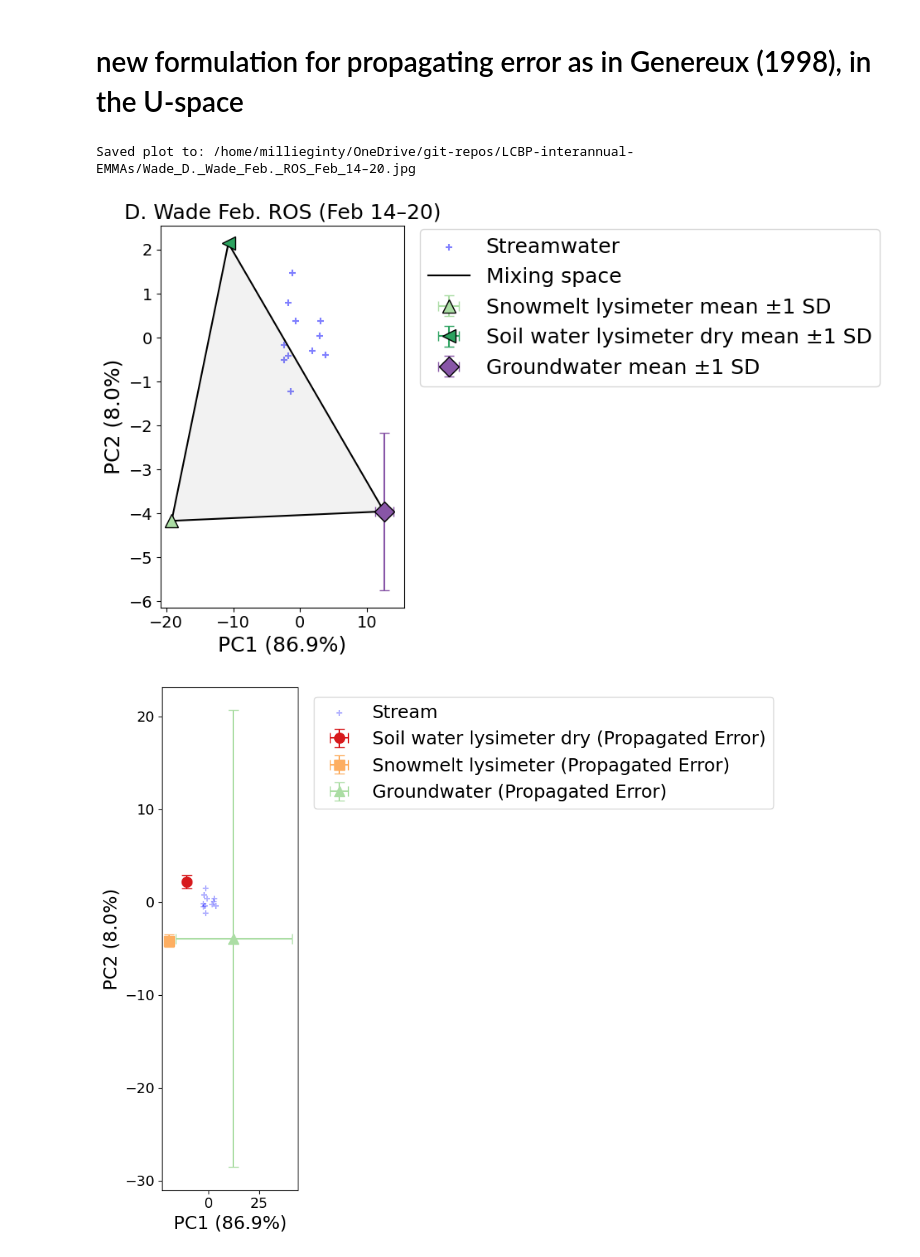
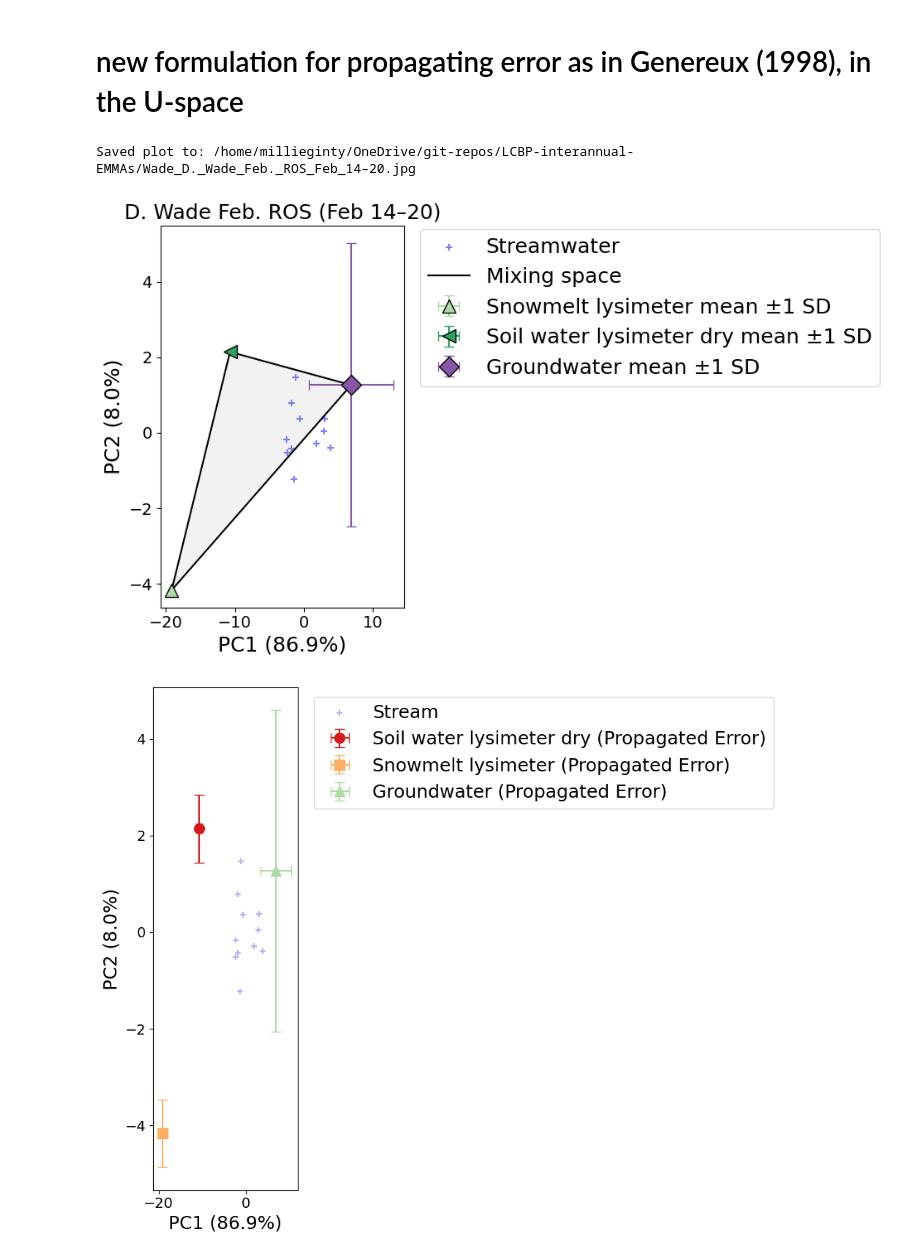
Before and after one commit to MeganEDuffy/LCBP-interannual-EMMAs, a Jupyter notebook: Notebooks/RI23_Wade_PCAwError.ipynb, the cells around one changed output. Cells and saved outputs as stored; diff of their text form; code cells hidden in the pictures.

```diff
--- a/Notebooks/RI23_Wade_PCAwError.ipynb
+++ b/Notebooks/RI23_Wade_PCAwError.ipynb
@@ -30,36 +30,52 @@ analytical_precision_ri23 = {
 ####################
 
 # Event A
 # Wade February ROS event
 # Endmembers:
     # RI23-5018 Groundwater Bear Pond 03/10/23
     # RI23-5006 Groundwater High Pond 03/01/23 (could be 03/10/23, doesn't really matter)
     # RI23-5000 Soil water lysimeter dry 02/15/23
     # RI23-5005 Snowmelt lysimeter 2/15
-    # RI23-1032 Baseflow (pre-event 2/17, really post event..)
+    # RI23-1034 Pre-event baseflow, labeled as GW in Wade index
+
+    # Adding in RI22 and RI25 groundwater samples to try and reduce uncertainty
+        # RIRI22-0860 Bear Pond GW
+        # RI22-0859 High Pond GW
+        # RI25-1111 Baseflow
+        # RI25-1126 Baseflow
+        # RI25-1183 Baseflow
+        # RI25-1201 Baseflow
+        # RI25-1290 Basedlow
+
 
 ep.plot_event_pca_with_avgEM(
     data=df,
     site="Wade",
     start_date="2023-02-14",
     end_date="2023-02-20",
-    endmember_ids=["RI23-5018", "RI23-5006", "RI23-5000", "RI23-5005"],  # Removed RI23-1032 for now
+    endmember_ids=["RI23-5018", "RI23-5006", "RI23-5000", "RI23-5005",
+                  "RI22-0860", "RI22-0859",
+                  "RI23-1034",
+                  "RI25-1111", "RI25-1126", "RI25-1183", "RI25-1201", "RI25-1290"],
     title="D. Wade Feb. ROS (Feb 14–20)"
 )
 
 stats_em, pca_model, scaler_model = ep.plot_event_pca_with_error(
     data=df,
     site="Wade",
     start_date="2023-02-14",
     end_date="2023-02-20",
-    endmember_ids=["RI23-5018", "RI23-5006", "RI23-5000", "RI23-5005"],
-    analytical_dict=analytical_precision_ri23, # Pass your dictionary here
+    endmember_ids=["RI23-5018", "RI23-5006", "RI23-5000", "RI23-5005",
+                  "RI23-1034",
+                  "RI22-0860", "RI22-0859",
+                  "RI25-1111", "RI25-1126", "RI25-1183", "RI25-1201", "RI25-1290"],
+    analytical_dict=analytical_precision_ri23, # Pass the error dictionary here
     title="D. Wade Feb. ROS (Feb 14–20)"
 )
 
 # Now 'stats_em' contains your PC1_err and PC2_err for each endmember!
 print(stats_em[['Type', 'PC1_err', 'PC2_err']])
 # %% [output]
 Saved plot to: /home/millieginty/OneDrive/git-repos/LCBP-interannual-EMMAs/Wade_D._Wade_Feb._ROS_Feb_14–20.jpg
-[figure, old version]
+[figure, new version]
-[figure, old version]
+[figure, new version]
```
Also changed, not shown: parts of 5 cells of this notebook, 30 other files.
